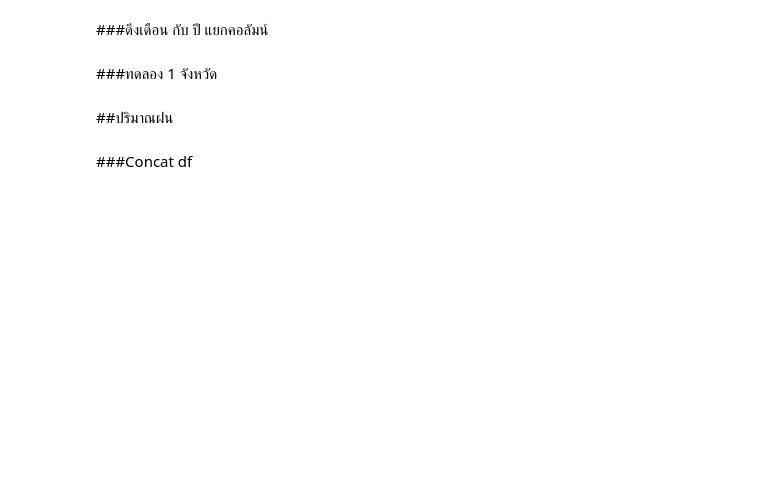
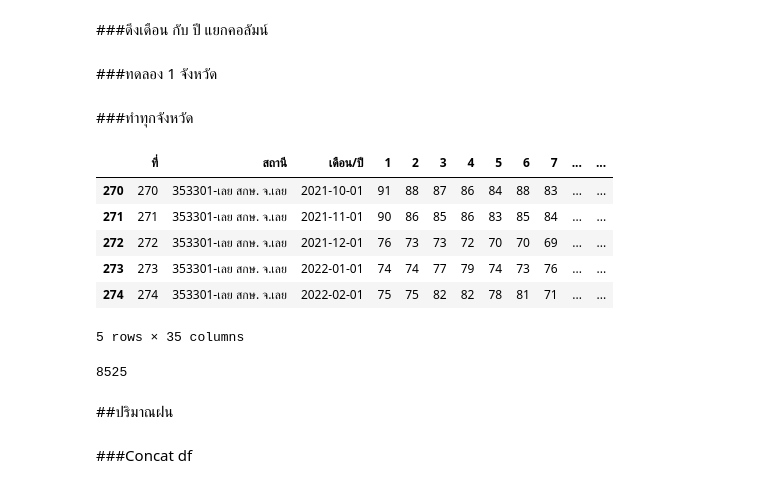
Before and after one commit to Nattakonjpg/bsc_dpbm22, a Jupyter notebook: [data3]_กรมอุตุ_.ipynb, the cells around one changed output. Cells and saved outputs as stored; diff of their text form; code cells hidden in the pictures; blank space fills up the shorter version.

```diff
--- a/[data3]_กรมอุตุ_.ipynb
+++ b/[data3]_กรมอุตุ_.ipynb
@@ -631,3 +771,19 @@ mkkc2 = mkkc.iloc[0:,3:37]
 for index, row in mkkc2.iterrows():
   for i in range(1,32):
     #print(f'วันที่ ',i,'เดือนที่ ',row['เดือน'],' ปีที่ ', row['ปี'],'ความชื้นสัมพัทธ์ -> ',row[i-1],'%')
+# %% [markdown]
+###ทำทุกจังหวัด
+# %%
+m =m.reset_index()
+# %%
+m['ที่'] = m['index']
+del m['index']
+m.tail()
+# %% [output]
+|  | ที่ | สถานี | เดือน/ปี | 1 | 2 | 3 | 4 | 5 | 6 | 7 | ... | ... |
+| 270 | 270 | 353301-เลย สกษ. จ.เลย | 2021-10-01 | 91 | 88 | 87 | 86 | 84 | 88 | 83 | ... | ... |
+| 271 | 271 | 353301-เลย สกษ. จ.เลย | 2021-11-01 | 90 | 86 | 85 | 86 | 83 | 85 | 84 | ... | ... |
+| 272 | 272 | 353301-เลย สกษ. จ.เลย | 2021-12-01 | 76 | 73 | 73 | 72 | 70 | 70 | 69 | ... | ... |
+| 273 | 273 | 353301-เลย สกษ. จ.เลย | 2022-01-01 | 74 | 74 | 77 | 79 | 74 | 73 | 76 | ... | ... |
+| 274 | 274 | 353301-เลย สกษ. จ.เลย | 2022-02-01 | 75 | 75 | 82 | 82 | 78 | 81 | 71 | ... | ... |
+5 rows × 35 columns
@@ -634,3 +799,7 @@ for index, row in mkkc2.iterrows():
+# %%
+len(Ml) #list 8525
+# %% [output]
+8525
 # %% [markdown]
 ##ปริมาณฝน
 # %%
```
Also changed, not shown: parts of 44 cells of this notebook.
